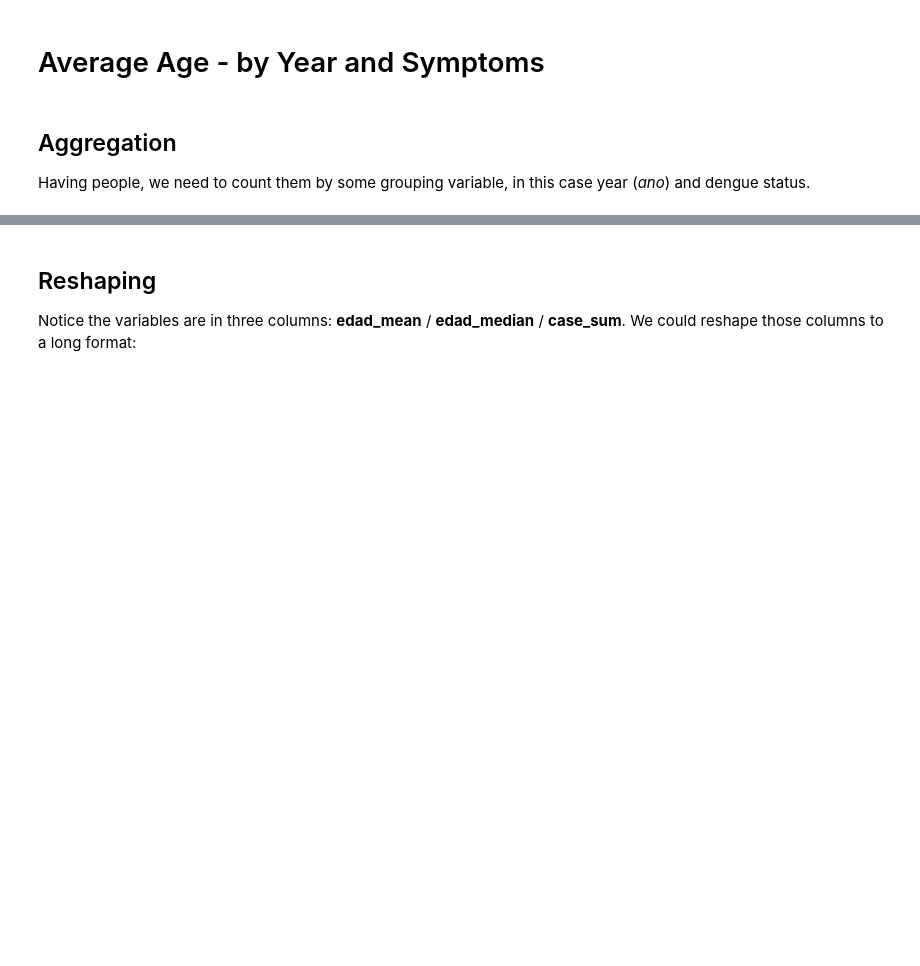
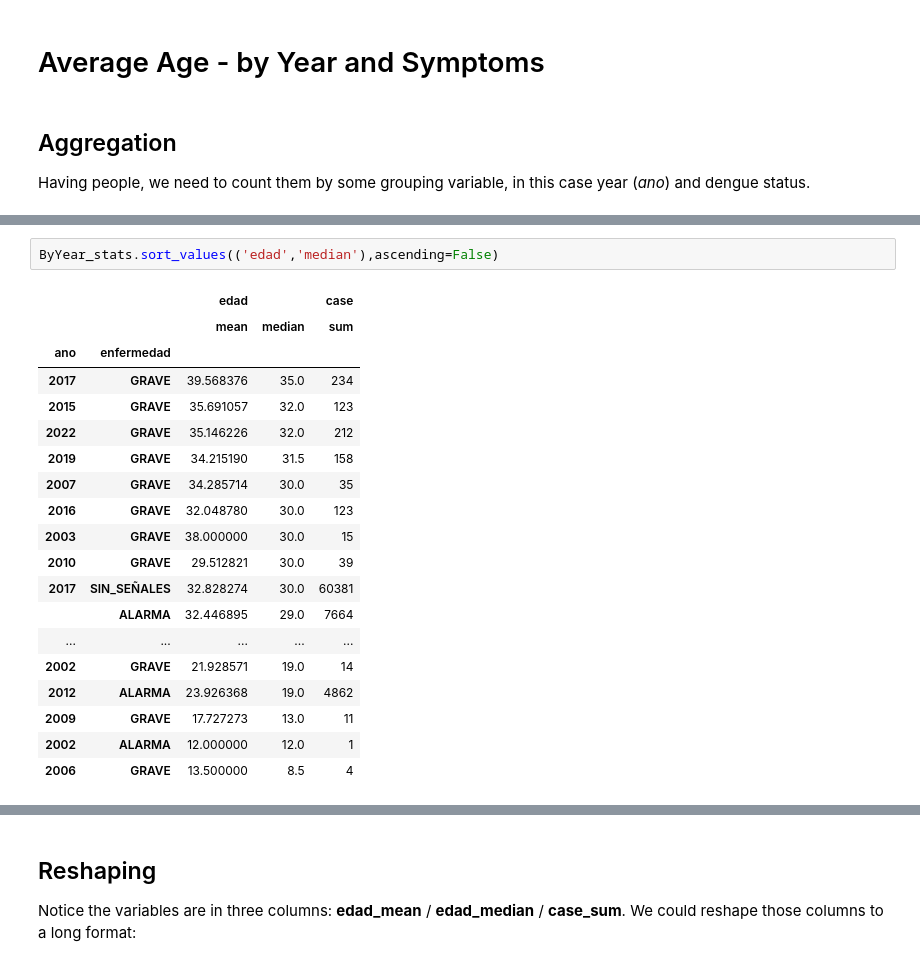
Before and after one commit to SocialAnalytics-StrategicIntelligence/TableOperations, a Jupyter notebook: index.ipynb, the cells around one changed output, grey strips where cells are left out. Saved outputs shown, nothing was run; the diff lists cells and outputs as text; blank space fills up the shorter version.

```diff
--- a/index.ipynb
+++ b/index.ipynb
@@ -63,0 +103,22 @@ Saving to CSV will erase that _dtype_ attribute. You will need to use PICKLE to
+# %%
+ByYear_stats.sort_values(('edad','median'),ascending=False)
+# %% [output]
+|  |  | edad |  | case |
+|  |  | mean | median | sum |
+| ano | enfermedad |  |  |  |
+| 2017 | GRAVE | 39.568376 | 35.0 | 234 |
+| 2015 | GRAVE | 35.691057 | 32.0 | 123 |
+| 2022 | GRAVE | 35.146226 | 32.0 | 212 |
+| 2019 | GRAVE | 34.215190 | 31.5 | 158 |
+| 2007 | GRAVE | 34.285714 | 30.0 | 35 |
+| 2016 | GRAVE | 32.048780 | 30.0 | 123 |
+| 2003 | GRAVE | 38.000000 | 30.0 | 15 |
+| 2010 | GRAVE | 29.512821 | 30.0 | 39 |
+| 2017 | SIN_SEÑALES | 32.828274 | 30.0 | 60381 |
+|  | ALARMA | 32.446895 | 29.0 | 7664 |
+| ... | ... | ... | ... | ... |
+| 2002 | GRAVE | 21.928571 | 19.0 | 14 |
+| 2012 | ALARMA | 23.926368 | 19.0 | 4862 |
+| 2009 | GRAVE | 17.727273 | 13.0 | 11 |
+| 2002 | ALARMA | 12.000000 | 12.0 | 1 |
+| 2006 | GRAVE | 13.500000 | 8.5 | 4 |
```
Also changed, not shown: parts of 25 cells of this notebook.
